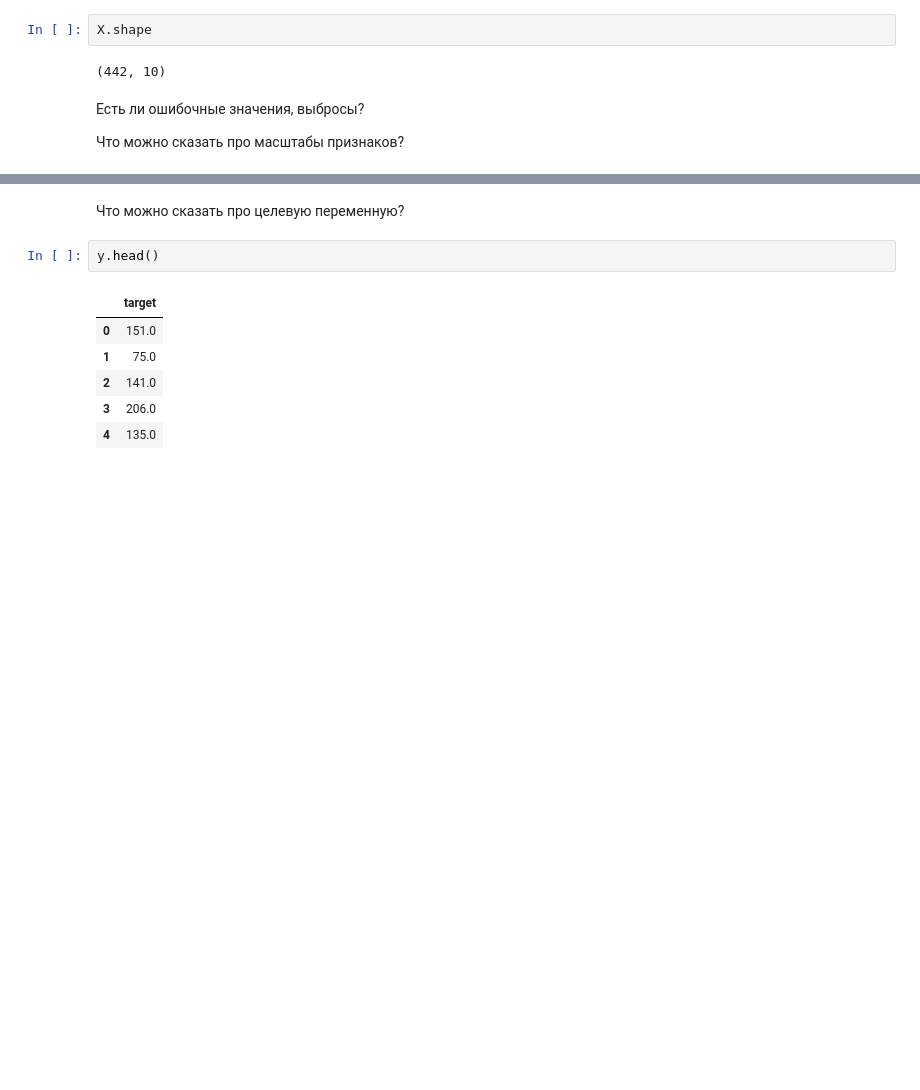
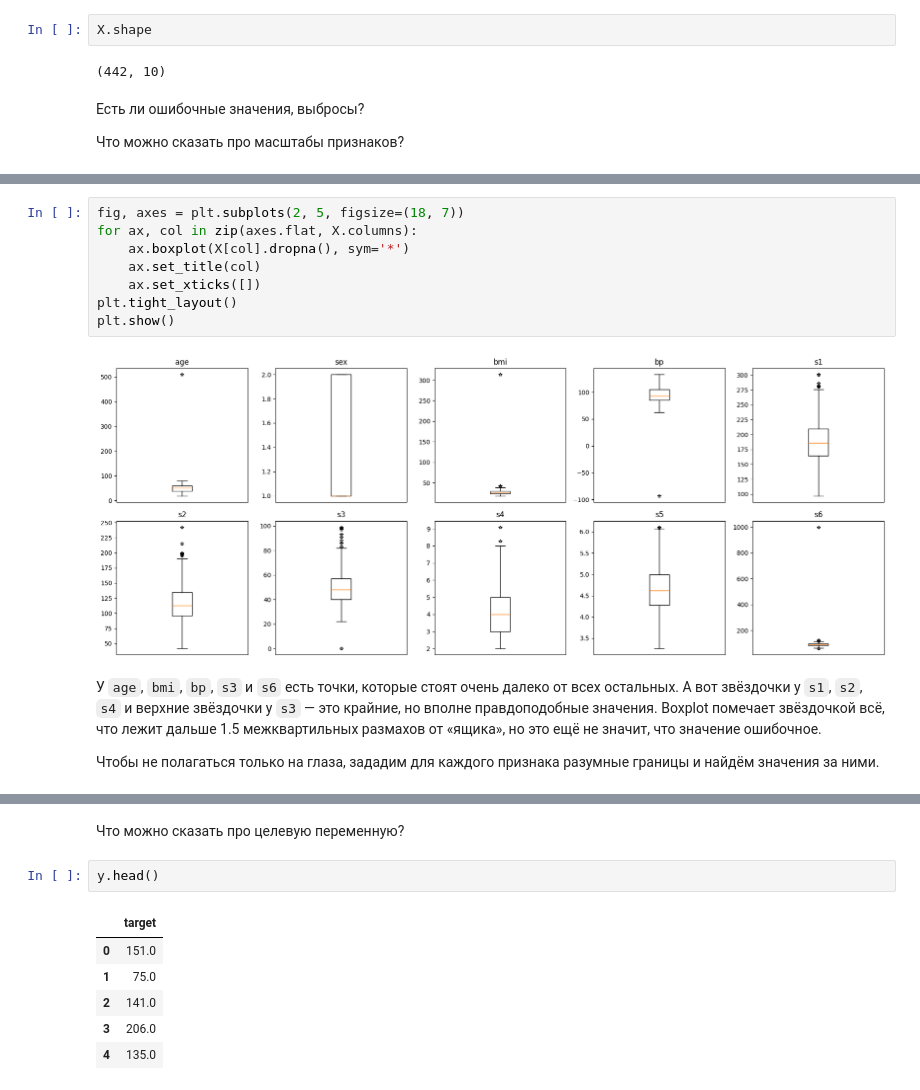
Before and after one commit to Murcha1990/ML_AI26, a Jupyter notebook: Week1_Intro_EDA/EDA_LinReg_Base.ipynb, the cells around one changed output, grey strips where cells are left out. Cells and saved outputs as stored; diff of their text form; blank space fills up the shorter version.

```diff
--- a/Week1_Intro_EDA/EDA_LinReg_Base.ipynb
+++ b/Week1_Intro_EDA/EDA_LinReg_Base.ipynb
@@ -75,0 +124,14 @@ X.describe().round(4)
+# %%
+fig, axes = plt.subplots(2, 5, figsize=(18, 7))
+for ax, col in zip(axes.flat, X.columns):
+    ax.boxplot(X[col].dropna(), sym='*')
+    ax.set_title(col)
+    ax.set_xticks([])
+plt.tight_layout()
+plt.show()
+# %% [output]
+[figure, added]
+# %% [markdown]
+У `age`, `bmi`, `bp`, `s3` и `s6` есть точки, которые стоят очень далеко от всех остальных. А вот звёздочки у `s1`, `s2`, `s4` и верхние звёздочки у `s3` — это крайние, но вполне правдоподобные значения. Boxplot помечает звёздочкой всё, что лежит дальше 1.5 межквартильных размахов от «ящика», но это ещё не значит, что значение ошибочное.
+
+Чтобы не полагаться только на глаза, зададим для каждого признака разумные границы и найдём значения за ними.
```
Also changed, not shown: parts of 37 cells of this notebook.
